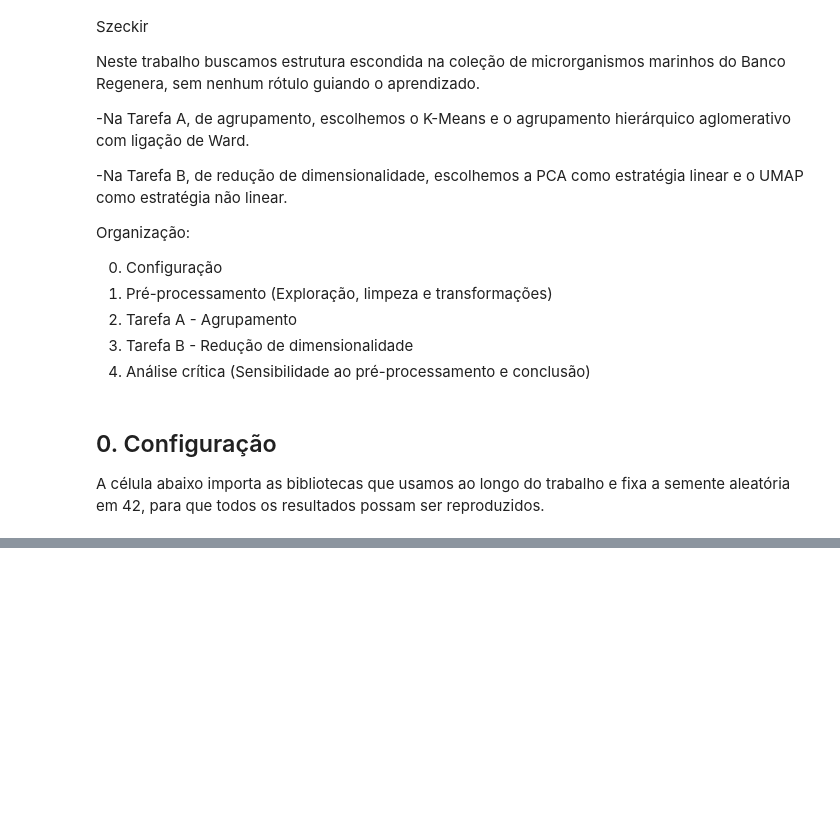
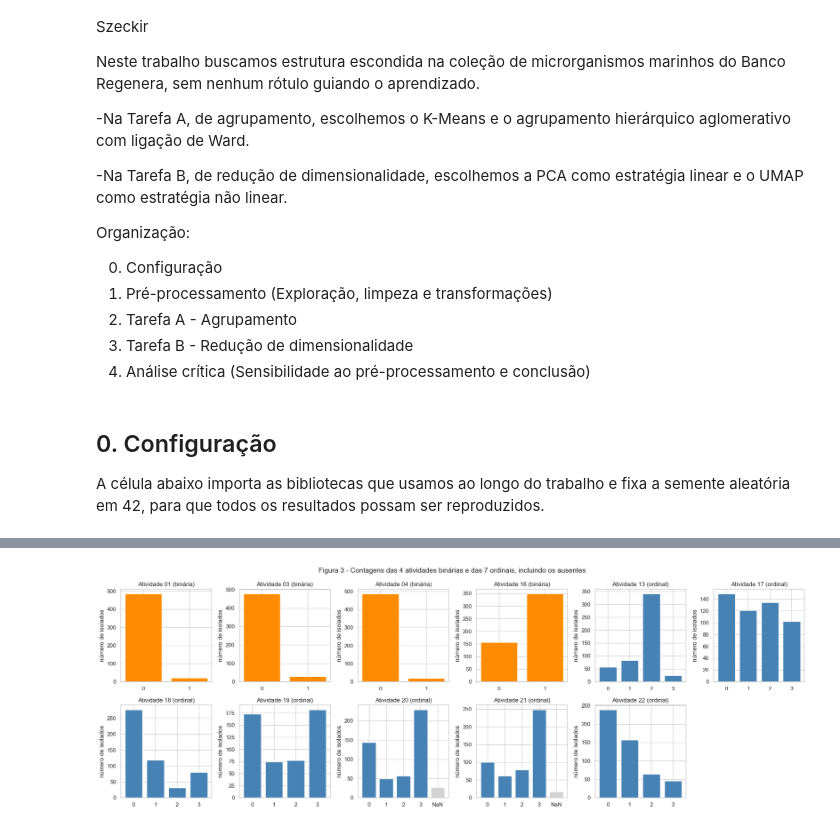
Before and after one commit to dharahadi/t1-aprendizado-maquina, a Jupyter notebook: T1_Regenera.ipynb, the cells around one changed output, grey strips where cells are left out. Cells and saved outputs as stored; diff of their text form; code cells hidden in the pictures; blank space fills up the shorter version.

```diff
--- a/T1_Regenera.ipynb
+++ b/T1_Regenera.ipynb
@@ -66,0 +265,15 @@ sns.set_theme(style="whitegrid")
+# %%
+fig, axes = plt.subplots(2, 6, figsize=(20, 7))
+for ax, c in zip(axes.ravel(), BIN_ACTS + ORD_ACTS):
+    vc = acts_num[c].value_counts(dropna=False).sort_index(na_position="last")  # niveis em ordem e nan no fim
+    rotulos = [str(int(v)) if pd.notna(v) else "NaN" for v in vc.index]
+    cores = ["lightgray" if r == "NaN" else ("darkorange" if c in BIN_ACTS else "steelblue") for r in rotulos]
+    ax.bar(rotulos, vc.values, color=cores)
+    ax.set_title(f"{c} ({'binária' if c in BIN_ACTS else 'ordinal'})")
+    ax.set_ylabel("número de isolados")
+axes.ravel()[-1].axis("off")  # 11 colunas para 12 paineis
+fig.suptitle("Figura 3 - Contagens das 4 atividades binárias e das 7 ordinais, incluindo os ausentes", fontsize=14)
+fig.tight_layout()
+plt.show()
+# %% [output]
+[figure, added]
```
Also changed, not shown: parts of 24 cells of this notebook.
